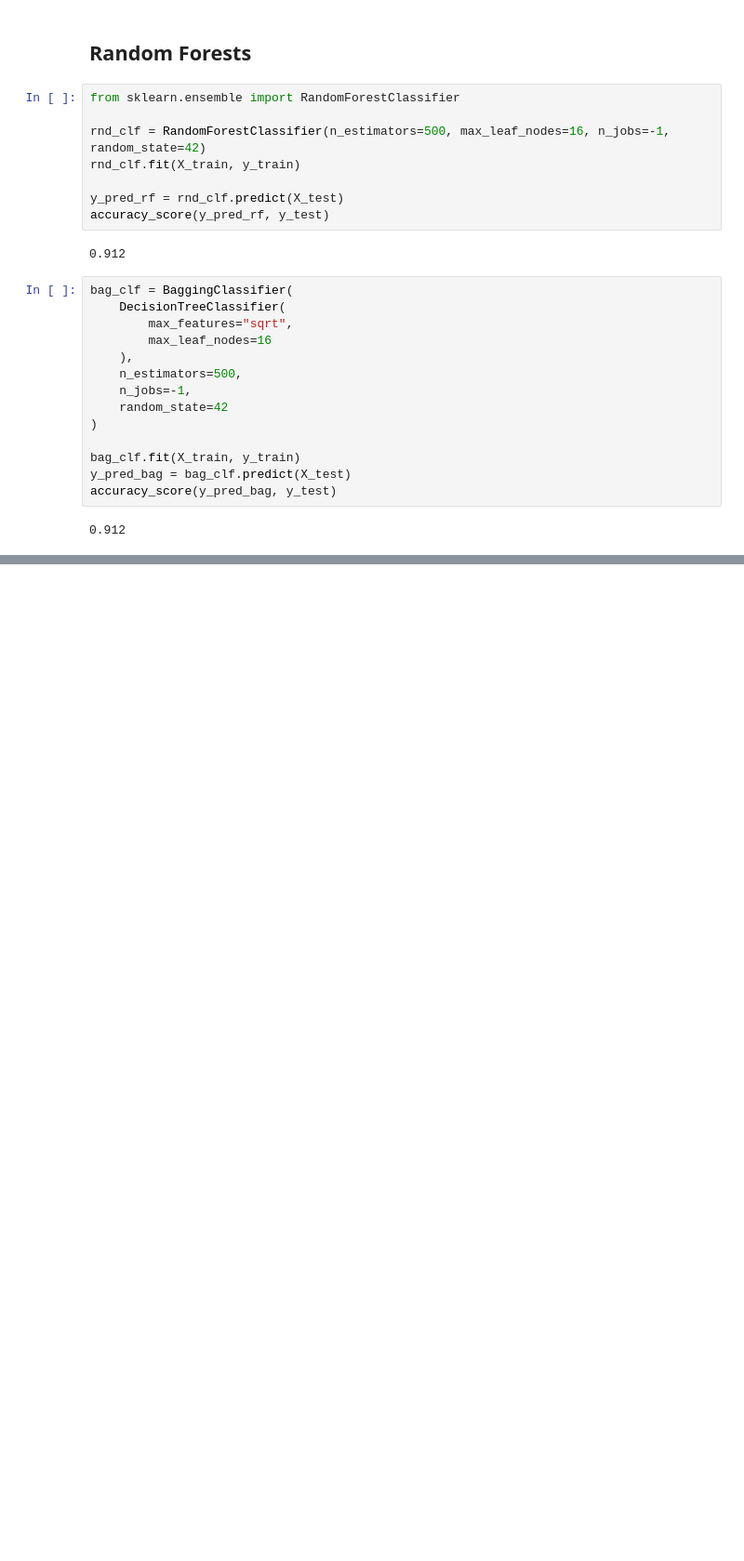
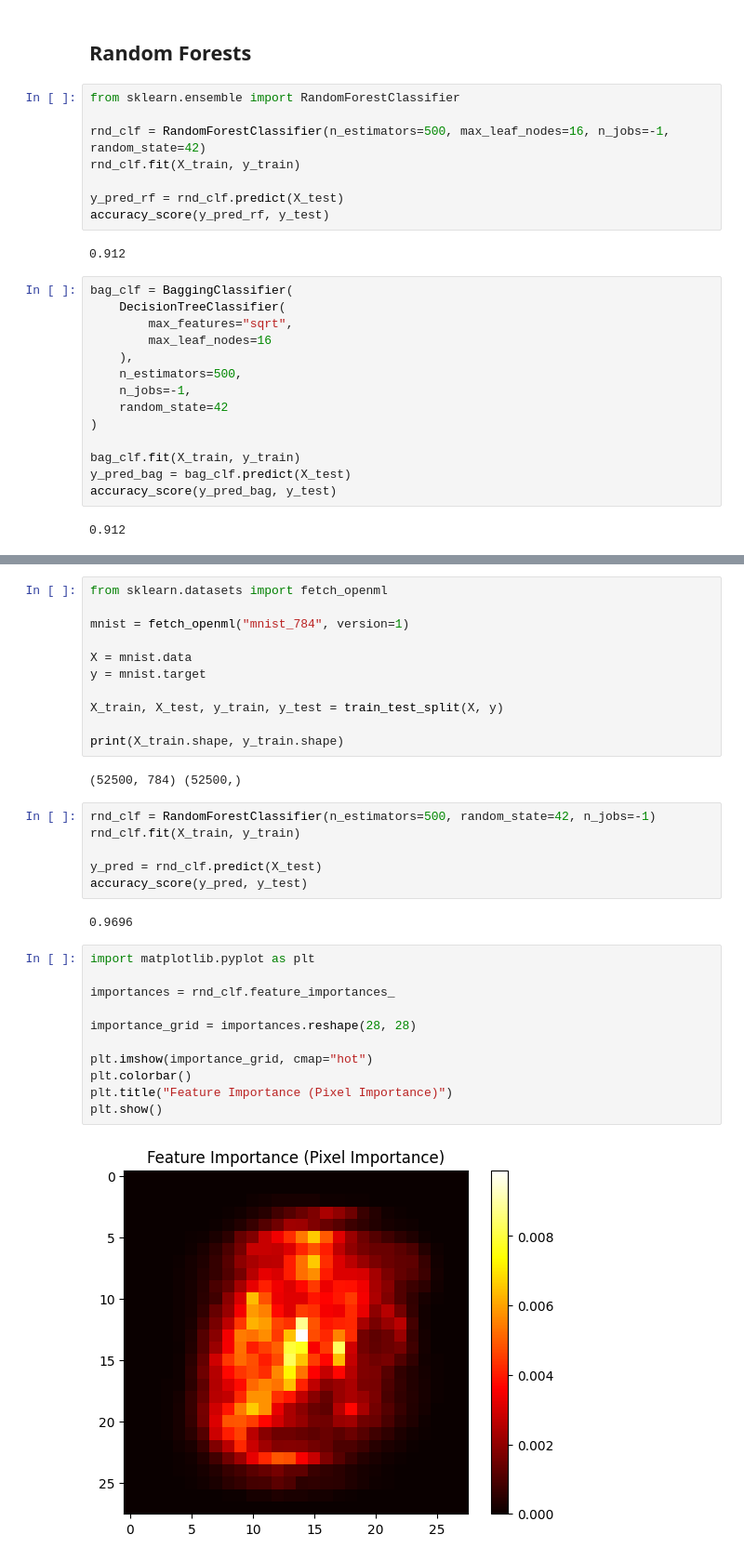
Before and after one commit to adarsha-7/machine-learning, a Jupyter notebook: chapter_7/chapter_code/main.ipynb, the cells around one changed output, grey strips where cells are left out. Shown at 93% size. Cells and saved outputs as stored; diff of their text form; blank space fills up the shorter version.

Commit message:
extra trees and feature importance in random forest

```diff
--- a/chapter_7/chapter_code/main.ipynb
+++ b/chapter_7/chapter_code/main.ipynb
@@ -136,0 +152,34 @@ accuracy_score(y_pred_bag, y_test)
+# %%
+from sklearn.datasets import fetch_openml
+
+mnist = fetch_openml("mnist_784", version=1)
+
+X = mnist.data
+y = mnist.target
+
+X_train, X_test, y_train, y_test = train_test_split(X, y)
+
+print(X_train.shape, y_train.shape)
+# %% [output]
+(52500, 784) (52500,)
+# %%
+rnd_clf = RandomForestClassifier(n_estimators=500, random_state=42, n_jobs=-1)
+rnd_clf.fit(X_train, y_train)
+
+y_pred = rnd_clf.predict(X_test)
+accuracy_score(y_pred, y_test)
+# %% [output]
+0.9696
+# %%
+import matplotlib.pyplot as plt
+
+importances = rnd_clf.feature_importances_
+
+importance_grid = importances.reshape(28, 28)
+
+plt.imshow(importance_grid, cmap="hot")
+plt.colorbar()
+plt.title("Feature Importance (Pixel Importance)")
+plt.show()
+# %% [output]
+[figure, added]
```
Also changed, not shown: parts of 4 cells of this notebook.
